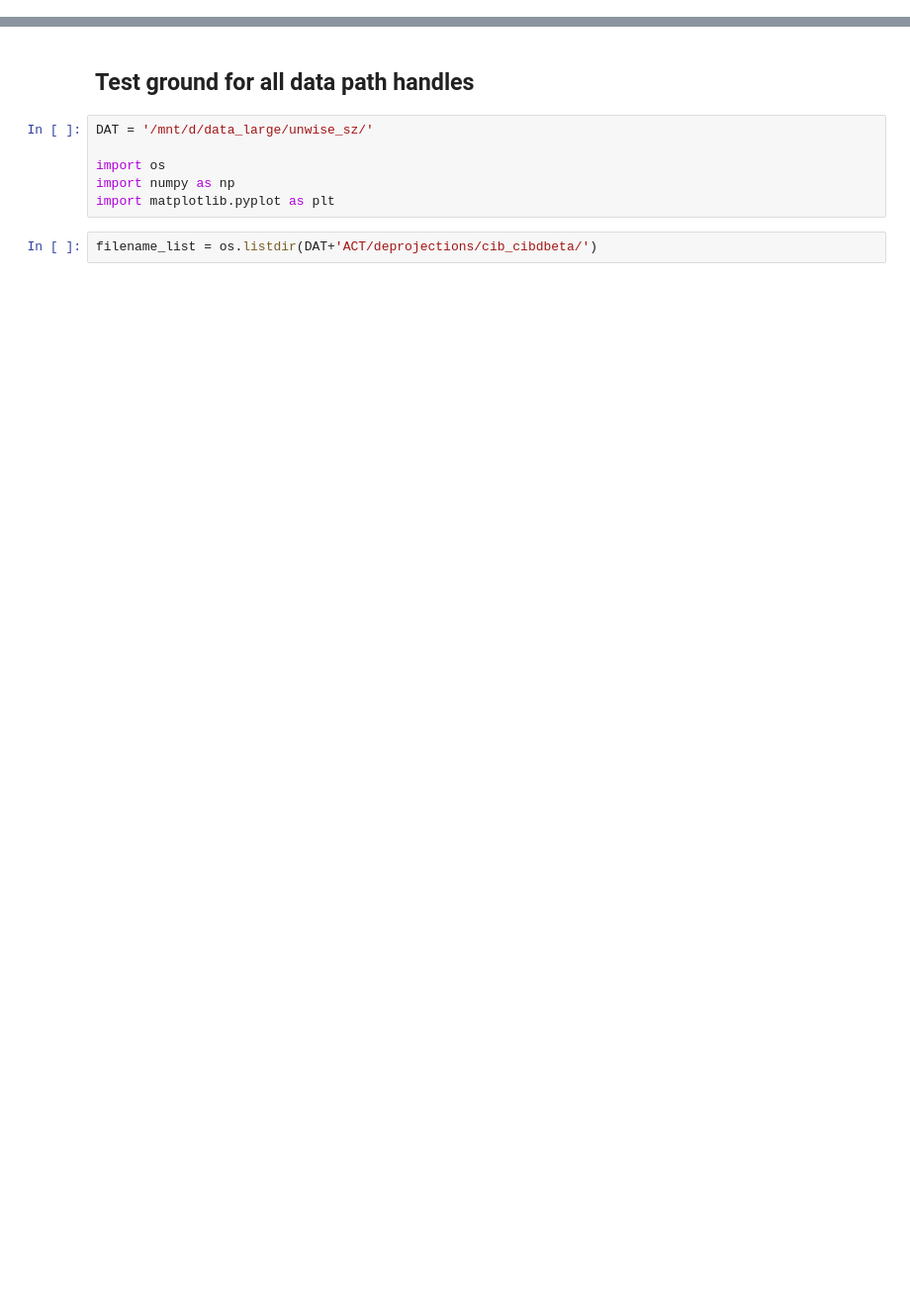
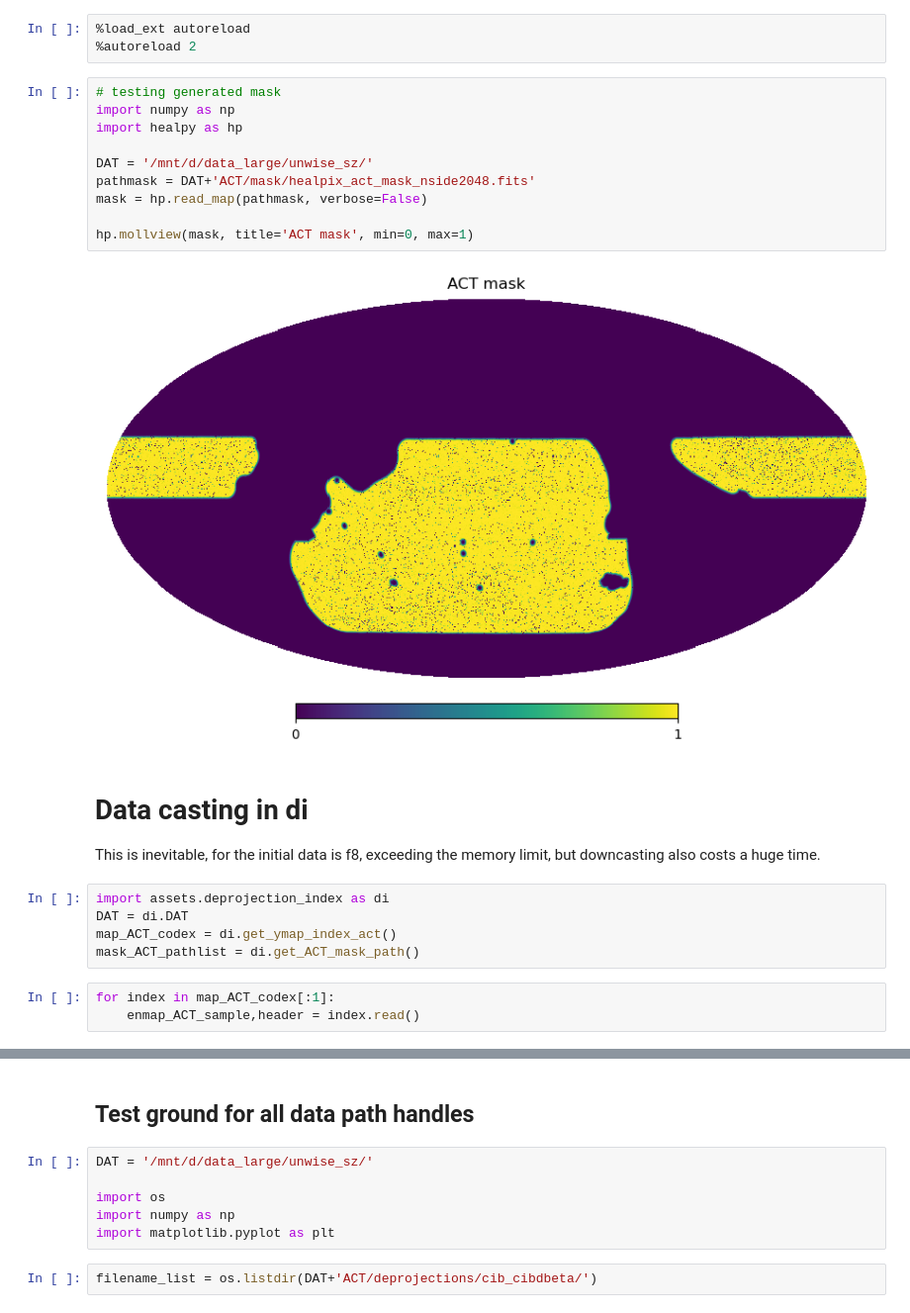
Before and after one commit to Zguandi/unWISE_SZ, a Jupyter notebook: act_sample.ipynb, the cells around one changed output, grey strips where cells are left out. Shown at 99% size. Saved outputs shown, nothing was run; the diff lists cells and outputs as text; blank space fills up the shorter version.

```diff
--- a/act_sample.ipynb
+++ b/act_sample.ipynb
@@ -0,0 +1,27 @@
+# %%
+%load_ext autoreload
+%autoreload 2
+# %%
+# testing generated mask
+import numpy as np
+import healpy as hp
+
+DAT = '/mnt/d/data_large/unwise_sz/'
+pathmask = DAT+'ACT/mask/healpix_act_mask_nside2048.fits'
+mask = hp.read_map(pathmask, verbose=False)
+
+hp.mollview(mask, title='ACT mask', min=0, max=1)
+# %% [output]
+[figure, added]
+# %% [markdown]
+# Data casting in di
+
+This is inevitable, for the initial data is f8, exceeding the memory limit, but downcasting also costs a huge time.
+# %%
+import assets.deprojection_index as di
+DAT = di.DAT
+map_ACT_codex = di.get_ymap_index_act()
+mask_ACT_pathlist = di.get_ACT_mask_path()
+# %%
+for index in map_ACT_codex[:1]:
+    enmap_ACT_sample,header = index.read()
```
Also changed, not shown: parts of 11 cells of this notebook, 8 other files.
